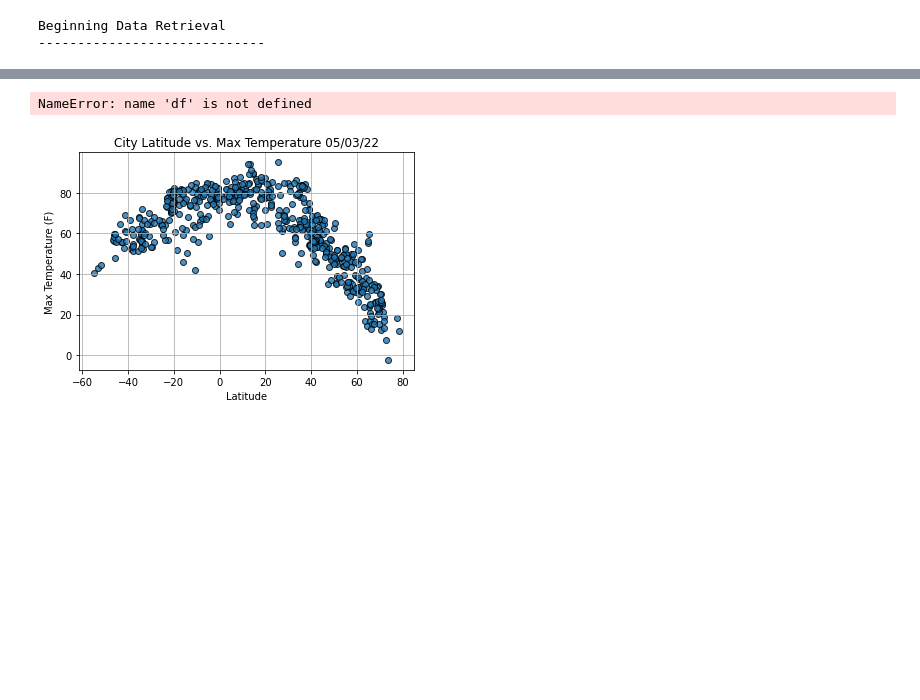
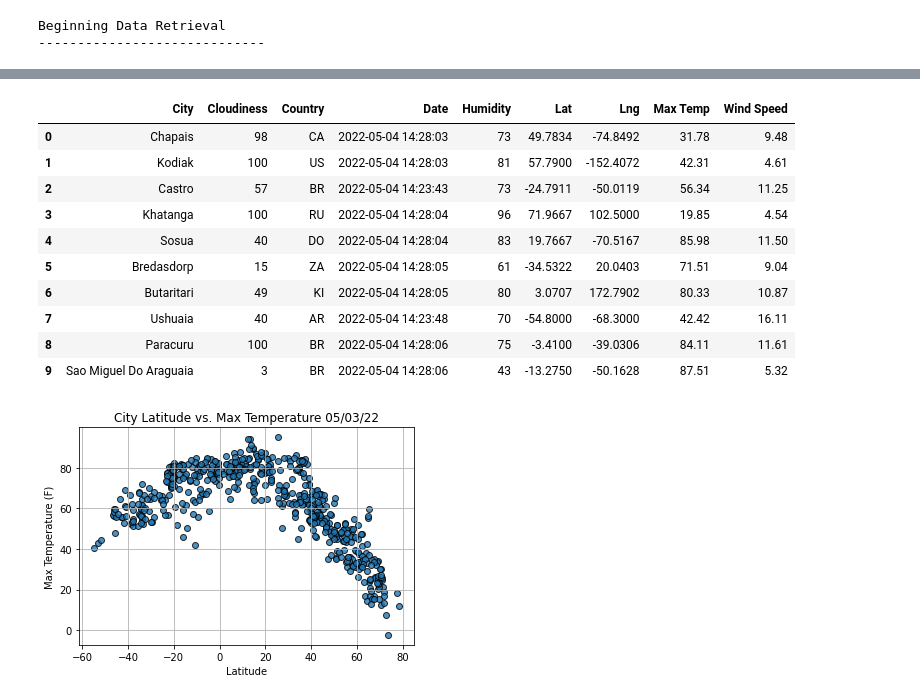
Before and after one commit to JaimeStarling/World_Weather_Analysis, a Jupyter notebook: WeatherPy.ipynb, the cells around one changed output, grey strips where cells are left out. Saved outputs shown, nothing was run; the diff lists cells and outputs as text; code cells hidden in the pictures; blank space fills up the shorter version.

```diff
--- a/WeatherPy.ipynb
+++ b/WeatherPy.ipynb
@@ -189,5 +189,16 @@ city_data_df.head(10)
 # %%
-new_column_order = ["column2", "column4", "column1"]
-df = df[new_column_order]
+new_column_order = ["City", "Cloudiness", "Country", "Date", "Humidity", "Lat", "Lng", "Max Temp", "Wind Speed"]
+city_data_df = city_data_df[new_column_order]
+city_data_df.head(10)
 # %% [output]
-NameError: name 'df' is not defined
+|  | City | Cloudiness | Country | Date | Humidity | Lat | Lng | Max Temp | Wind Speed |
+| 0 | Chapais | 98 | CA | 2022-05-04 14:28:03 | 73 | 49.7834 | -74.8492 | 31.78 | 9.48 |
+| 1 | Kodiak | 100 | US | 2022-05-04 14:28:03 | 81 | 57.7900 | -152.4072 | 42.31 | 4.61 |
+| 2 | Castro | 57 | BR | 2022-05-04 14:23:43 | 73 | -24.7911 | -50.0119 | 56.34 | 11.25 |
+| 3 | Khatanga | 100 | RU | 2022-05-04 14:28:04 | 96 | 71.9667 | 102.5000 | 19.85 | 4.54 |
+| 4 | Sosua | 40 | DO | 2022-05-04 14:28:04 | 83 | 19.7667 | -70.5167 | 85.98 | 11.50 |
+| 5 | Bredasdorp | 15 | ZA | 2022-05-04 14:28:05 | 61 | -34.5322 | 20.0403 | 71.51 | 9.04 |
+| 6 | Butaritari | 49 | KI | 2022-05-04 14:28:05 | 80 | 3.0707 | 172.7902 | 80.33 | 10.87 |
+| 7 | Ushuaia | 40 | AR | 2022-05-04 14:23:48 | 70 | -54.8000 | -68.3000 | 42.42 | 16.11 |
+| 8 | Paracuru | 100 | BR | 2022-05-04 14:28:06 | 75 | -3.4100 | -39.0306 | 84.11 | 11.61 |
+| 9 | Sao Miguel Do Araguaia | 3 | BR | 2022-05-04 14:28:06 | 43 | -13.2750 | -50.1628 | 87.51 | 5.32 |
```
Also changed, not shown: parts of 10 cells of this notebook.
